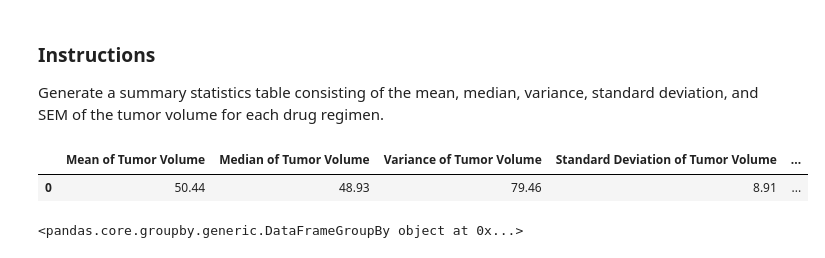
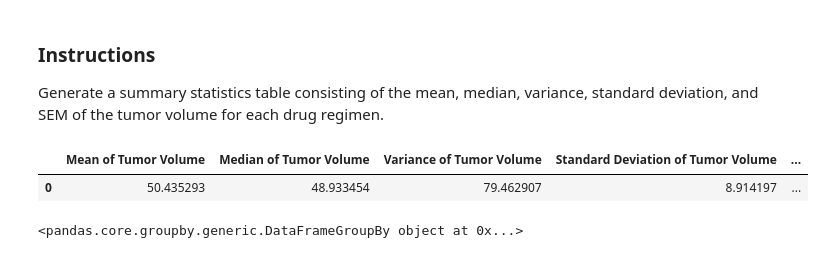
Before and after one commit to NoahLeVoir/Matplotlib-Challenge, a Jupyter notebook: Pymaceuticals/pymaceuticals.ipynb, the cells around one changed output. Cells and saved outputs as stored; diff of their text form; code cells hidden in the pictures.

```diff
--- a/Pymaceuticals/pymaceuticals.ipynb
+++ b/Pymaceuticals/pymaceuticals.ipynb
@@ -106,24 +106,16 @@ tumor_sem = cleaned_mouse_data["Tumor Volume (mm3)"].sem()
 # %%
 # Generate the summary statistics table with the values that were just created
 summary_stats_table = pd.DataFrame({"Mean of Tumor Volume": [tumor_mean],
                                     "Median of Tumor Volume": tumor_median,
                                     "Variance of Tumor Volume": tumor_variance,
                                     "Standard Deviation of Tumor Volume": tumor_std,
                                     "SEM of Tumor Volume": tumor_sem
                                    })
 
-# Cleaning up the formatting
-# Add in proper notation
-summary_stats_table = summary_stats_table.style.format({"Mean of Tumor Volume": "{:,.2f}",
-                                                        "Median of Tumor Volume": "{:,.2f}",
-                                                        "Variance of Tumor Volume": "{:,.2f}",
-                                                        "Standard Deviation of Tumor Volume": "{:,.2f}",
-                                                        "SEM of Tumor Volume": "{:,.2f}"
-                                                       })
 summary_stats_table
 # %% [output]
 |  | Mean of Tumor Volume | Median of Tumor Volume | Variance of Tumor Volume | Standard Deviation of Tumor Volume | ... |
-| 0 | 50.44 | 48.93 | 79.46 | 8.91 | ... |
+| 0 | 50.435293 | 48.933454 | 79.462907 | 8.914197 | ... |
 # %%
 # Use groupby and summary statistical methods to calculate the following properties of each drug regimen:
 # mean, median, variance, standard deviation, and SEM of the tumor volume.
```
Also changed, not shown: parts of 3 cells of this notebook.
